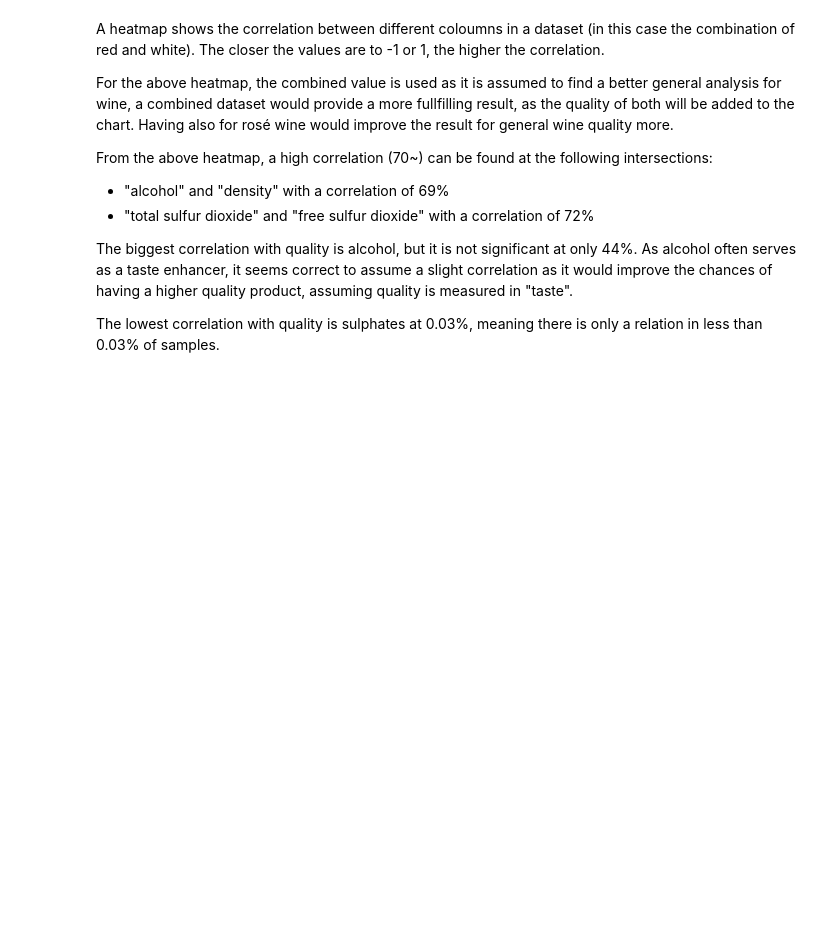
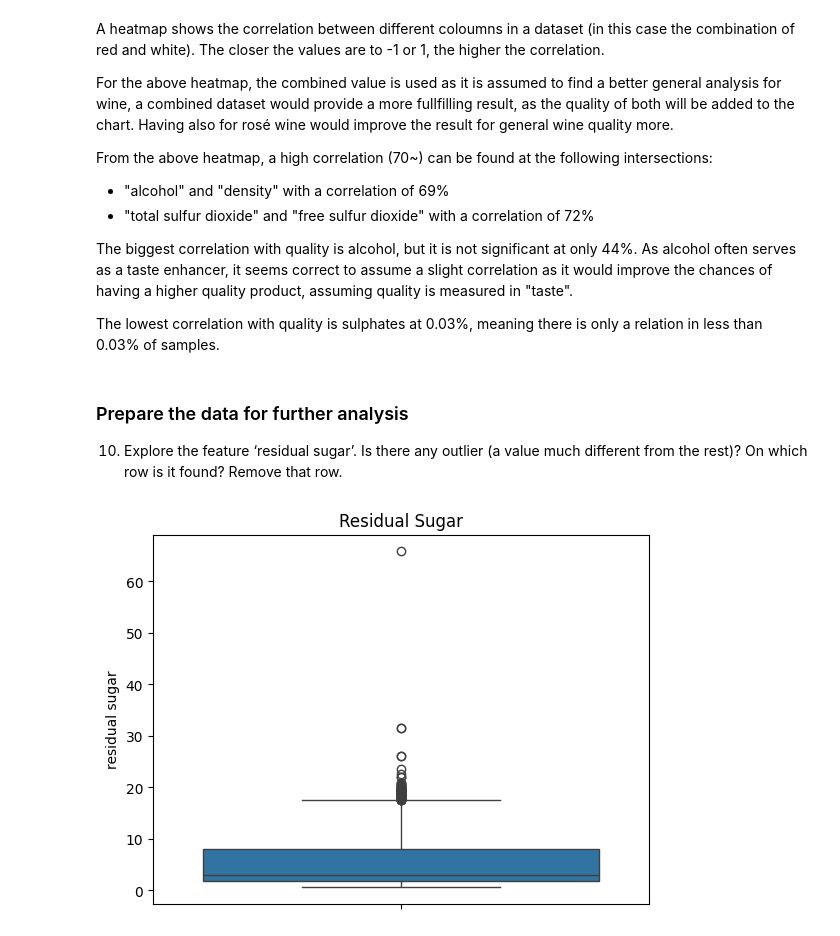
Before and after one commit to Peter537/Dat4-BI-MP2, a Jupyter notebook: winequality-magnus.ipynb, the cells around one changed output. Saved outputs shown, nothing was run; the diff lists cells and outputs as text; code cells hidden in the pictures; blank space fills up the shorter version.

```diff
--- a/winequality-magnus.ipynb
+++ b/winequality-magnus.ipynb
@@ -280,3 +280,14 @@ From the above heatmap, a high correlation (70~) can be found at the following i
 The biggest correlation with quality is alcohol, but it is not significant at only 44%. As alcohol often serves as a taste enhancer, it seems correct to assume a slight correlation as it would improve the chances of having a higher quality product, assuming quality is measured in "taste".
 
 The lowest correlation with quality is sulphates at 0.03%, meaning there is only a relation in less than 0.03% of samples.
+# %% [markdown]
+### Prepare the data for further analysis
+
+10. Explore the feature ‘residual sugar’. Is there any outlier (a value much different from the rest)?
+On which row is it found? Remove that row.
+# %%
+sns.boxplot(wines["residual sugar"])
+plt.title("Residual Sugar")
+plt.show()
+# %% [output]
+[figure, added]
```
Also changed, not shown: parts of 9 cells of this notebook.
